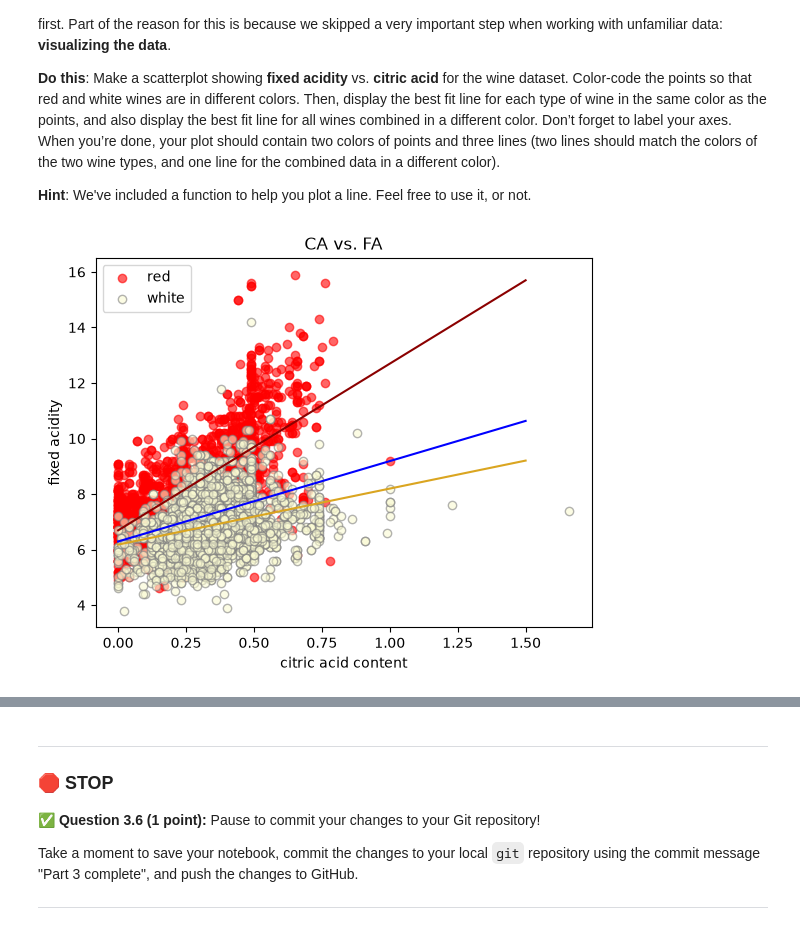
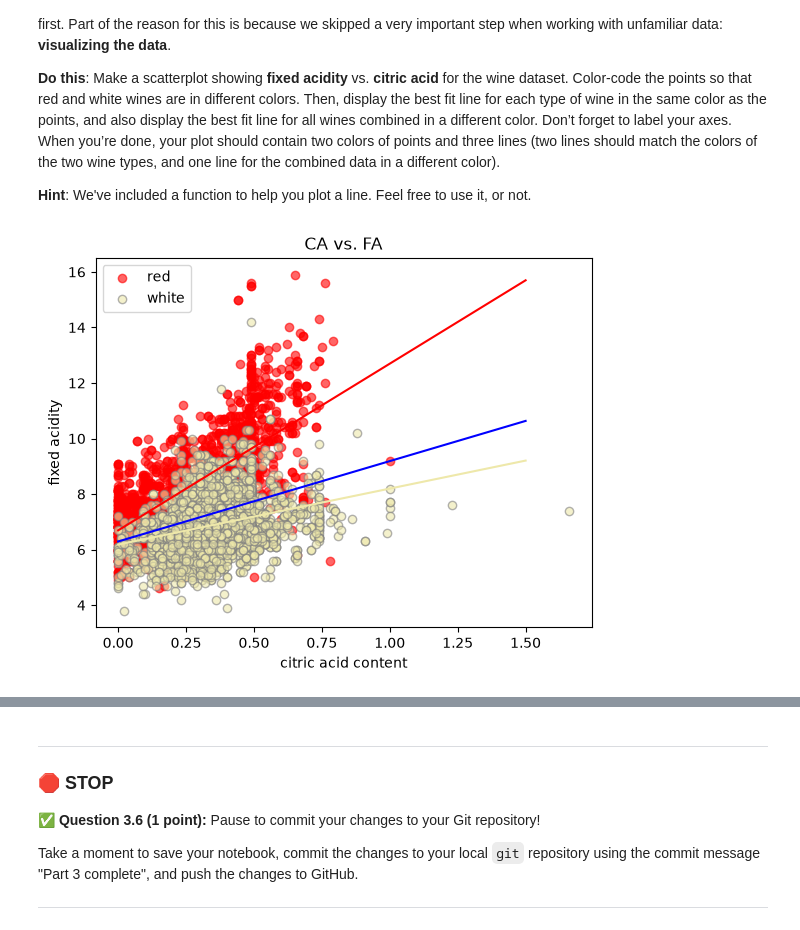
Before and after one commit to emilysklenicka/CMSE202-f26-turnin, a Jupyter notebook: hw-03/HW03-Regression-STUDENT.ipynb, the cells around one changed output, grey strips where cells are left out. Cells and saved outputs as stored; diff of their text form; code cells hidden in the pictures.

```diff
--- a/hw-03/HW03-Regression-STUDENT.ipynb
+++ b/hw-03/HW03-Regression-STUDENT.ipynb
@@ -498,25 +498,25 @@ Notes:
 # %%
 # Put your code here
 
 import matplotlib.pyplot as plt
 import numpy as np
 def plot_line(slope, intercept, xmin, xmax, color):
     xline = np.array([xmin,xmax])
     yline = slope*xline+intercept
     plt.plot(xline,yline,color)
 
 plt.scatter(ca_red, fa_red, color = 'red', label = 'red', alpha = .6)
-plt.scatter(ca_white, fa_white, color = 'lightgoldenrodyellow', label = 'white', alpha = .6, edgecolors = 'grey')
+plt.scatter(ca_white, fa_white, color = 'palegoldenrod', label = 'white', alpha = .6, edgecolors = 'grey')
 plt.xlabel('citric acid content')
 plt.ylabel('fixed acidity')
 plt.title('CA vs. FA')
 plt.legend()
 
-plot_line(6.0036, 6.6928, 0, 1.50, 'darkred')
-plot_line(2.0165, 6.1809, 0, 1.50, 'goldenrod')
+plot_line(6.0036, 6.6928, 0, 1.50, 'red')
+plot_line(2.0165, 6.1809, 0, 1.50, 'palegoldenrod')
 plot_line(2.8944, 6.2931, 0, 1.50, 'blue')
 # %% [output]
-[figure, old version]
+[figure, new version]
 # %% [markdown]
 <!-- END QUESTION -->
 <!-- DO NOT MODIFY OR DELETE THIS CELL. Make sure your solution to the question above is in the cell(s) above this one. -->
```
Also changed, not shown: parts of 8 cells of this notebook.
